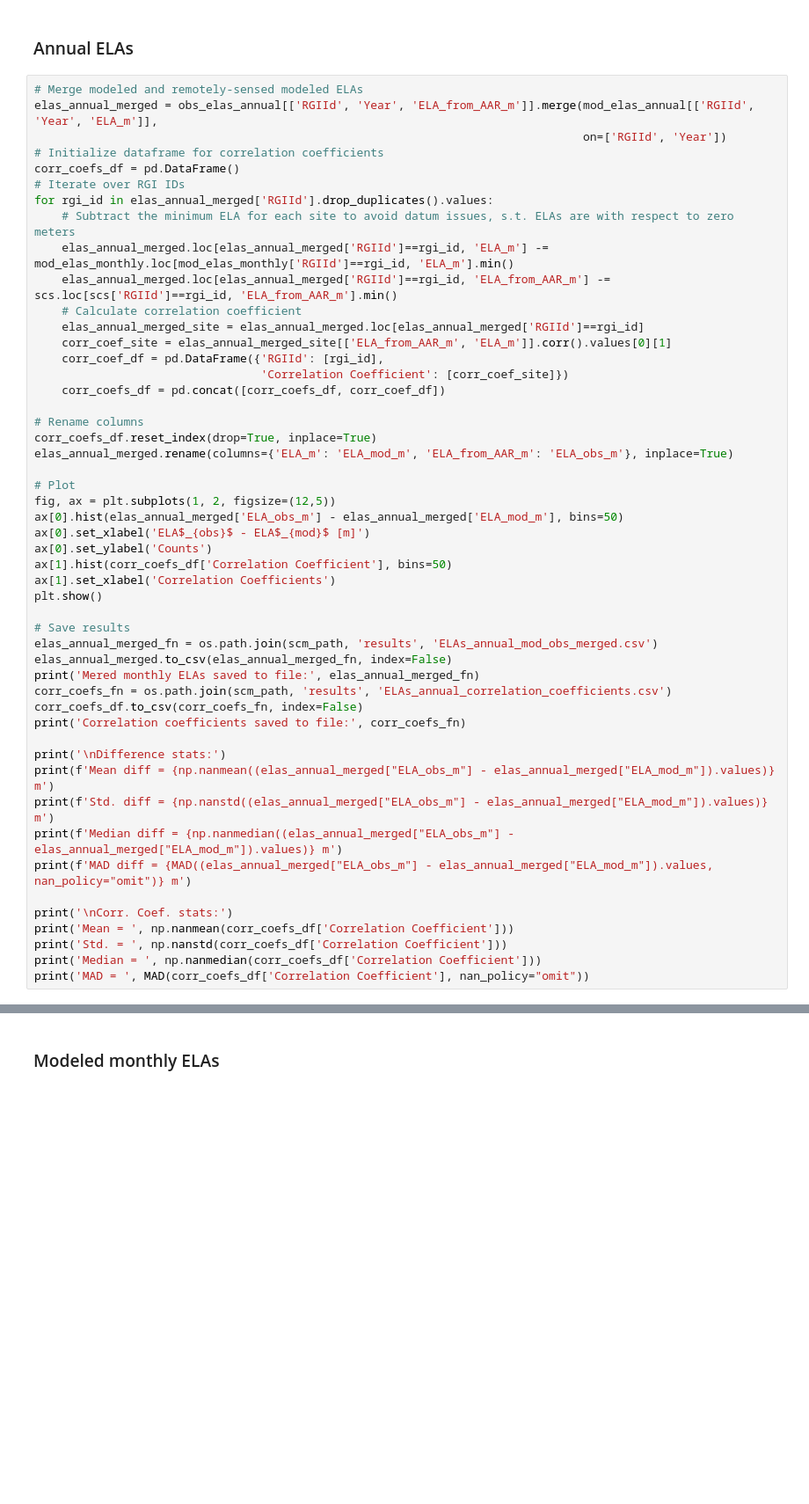
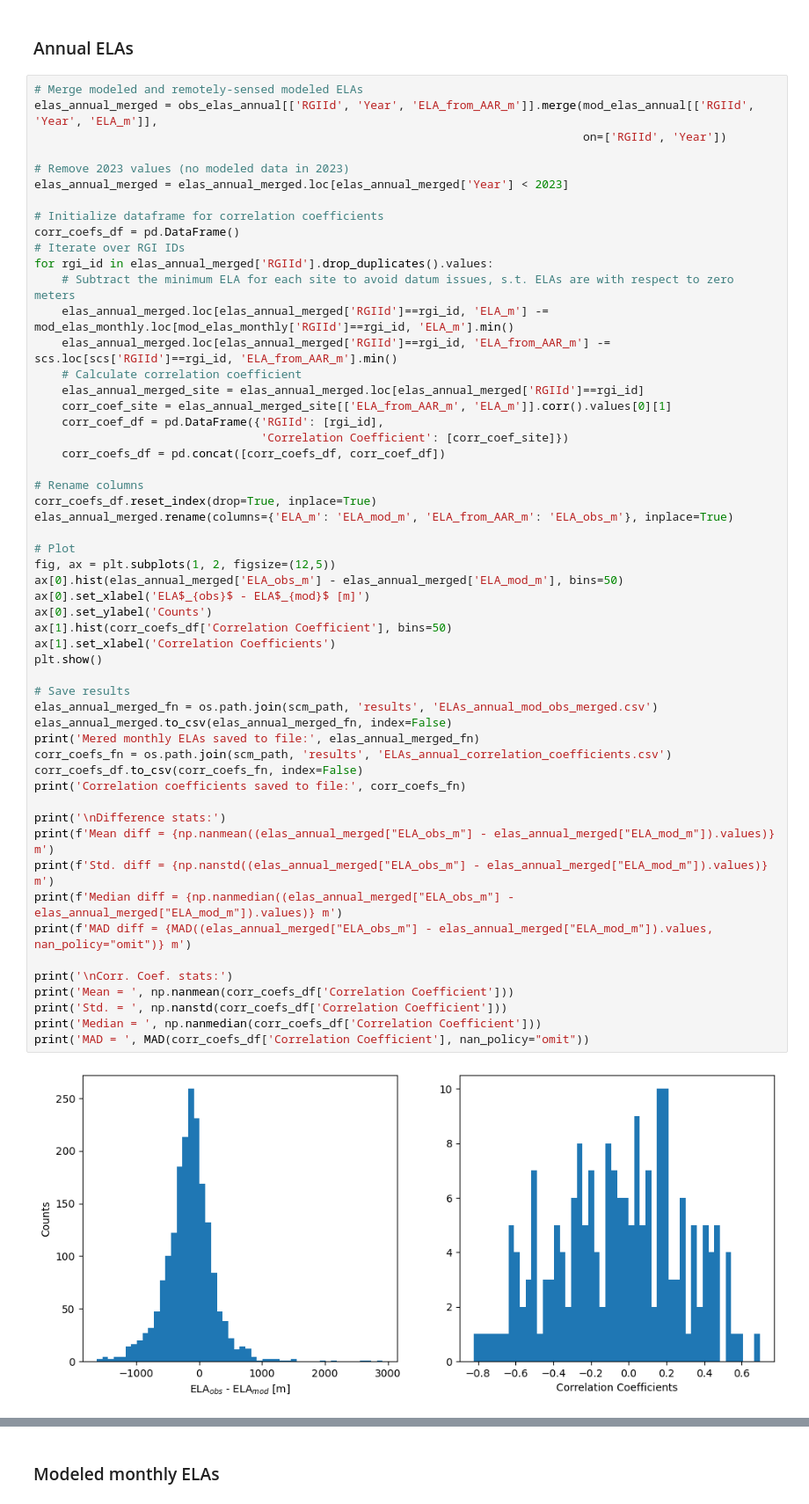
Before and after one commit to RaineyAbe/snow-cover-mapping-application, a Jupyter notebook: notebooks/4_ELA_PDD_sensitivities.ipynb, the cells around one changed output, grey strips where cells are left out. Shown at 88% size. Drawn from its saved outputs; the diff is of its cells as text; blank space fills up the shorter version.

```diff
--- a/notebooks/4_ELA_PDD_sensitivities.ipynb
+++ b/notebooks/4_ELA_PDD_sensitivities.ipynb
@@ -313,6 +484,10 @@ print('MAD = ', MAD(corr_coefs_df['Correlation Coefficient'], nan_policy="omit")
 # Merge modeled and remotely-sensed modeled ELAs
 elas_annual_merged = obs_elas_annual[['RGIId', 'Year', 'ELA_from_AAR_m']].merge(mod_elas_annual[['RGIId', 'Year', 'ELA_m']],
                                                                                 on=['RGIId', 'Year'])
+
+# Remove 2023 values (no modeled data in 2023)
+elas_annual_merged = elas_annual_merged.loc[elas_annual_merged['Year'] < 2023]
+
 # Initialize dataframe for correlation coefficients
 corr_coefs_df = pd.DataFrame()
 # Iterate over RGI IDs
@@ -332,30 +507,32 @@ corr_coefs_df.reset_index(drop=True, inplace=True)
 elas_annual_merged.rename(columns={'ELA_m': 'ELA_mod_m', 'ELA_from_AAR_m': 'ELA_obs_m'}, inplace=True)
 
 # Plot
 fig, ax = plt.subplots(1, 2, figsize=(12,5))
 ax[0].hist(elas_annual_merged['ELA_obs_m'] - elas_annual_merged['ELA_mod_m'], bins=50)
 ax[0].set_xlabel('ELA$_{obs}$ - ELA$_{mod}$ [m]')
 ax[0].set_ylabel('Counts')
 ax[1].hist(corr_coefs_df['Correlation Coefficient'], bins=50)
 ax[1].set_xlabel('Correlation Coefficients')
 plt.show()
 
 # Save results
 elas_annual_merged_fn = os.path.join(scm_path, 'results', 'ELAs_annual_mod_obs_merged.csv')
 elas_annual_merged.to_csv(elas_annual_merged_fn, index=False)
 print('Mered monthly ELAs saved to file:', elas_annual_merged_fn)
 corr_coefs_fn = os.path.join(scm_path, 'results', 'ELAs_annual_correlation_coefficients.csv')
 corr_coefs_df.to_csv(corr_coefs_fn, index=False)
 print('Correlation coefficients saved to file:', corr_coefs_fn)
 
 print('\nDifference stats:')
 print(f'Mean diff = {np.nanmean((elas_annual_merged["ELA_obs_m"] - elas_annual_merged["ELA_mod_m"]).values)} m')
 print(f'Std. diff = {np.nanstd((elas_annual_merged["ELA_obs_m"] - elas_annual_merged["ELA_mod_m"]).values)} m')
 print(f'Median diff = {np.nanmedian((elas_annual_merged["ELA_obs_m"] - elas_annual_merged["ELA_mod_m"]).values)} m')
 print(f'MAD diff = {MAD((elas_annual_merged["ELA_obs_m"] - elas_annual_merged["ELA_mod_m"]).values, nan_policy="omit")} m')
 
 print('\nCorr. Coef. stats:')
 print('Mean = ', np.nanmean(corr_coefs_df['Correlation Coefficient']))
 print('Std. = ', np.nanstd(corr_coefs_df['Correlation Coefficient']))
 print('Median = ', np.nanmedian(corr_coefs_df['Correlation Coefficient']))
 print('MAD = ', MAD(corr_coefs_df['Correlation Coefficient'], nan_policy="omit"))
+# %% [output]
+[figure, added]
```
Also changed, not shown: parts of 43 cells of this notebook, 5 other files.
